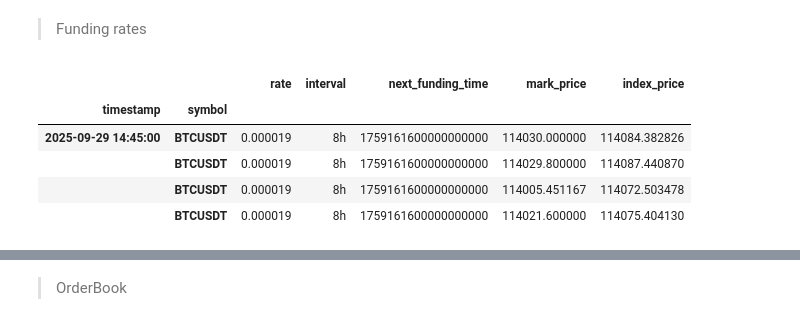
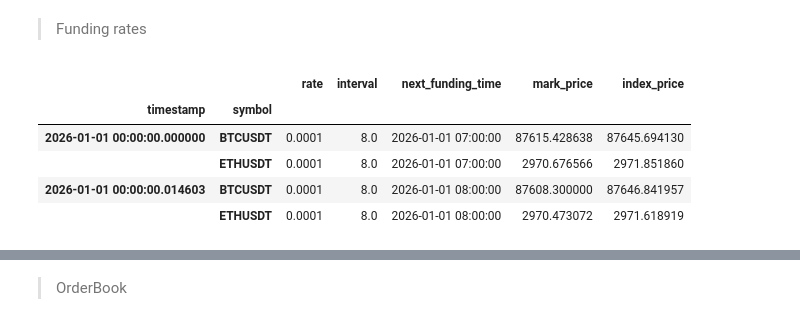
Before and after one commit to xLydianSoftware/Qubx, a Jupyter notebook: experiments/data/4.0 New QuestDBStorage tests.ipynb, the cells around one changed output, grey strips where cells are left out. Cells and saved outputs as stored; diff of their text form; code cells hidden in the pictures.

```diff
--- a/experiments/data/4.0 New QuestDBStorage tests.ipynb
+++ b/experiments/data/4.0 New QuestDBStorage tests.ipynb
@@ -127,12 +127,12 @@ fp.transform(TypedRecords())["ETHUSDT"][:4]
 # %% [markdown]
 > Funding rates
 # %%
-fr = r.read(["BTCUSDT", "ETHUSDT"], DataType.FUNDING_RATE, "2025-01-01", "now")
+fr = r.read(["BTCUSDT", "ETHUSDT"], DataType.FUNDING_RATE, "2026-01-01", "now")
 fr.transform(PandasFrame(True)).head(4)
 # %% [output]
 |  |  | rate | interval | next_funding_time | mark_price | index_price |
 | timestamp | symbol |  |  |  |  |  |
-| 2025-09-29 14:45:00 | BTCUSDT | 0.000019 | 8h | 1759161600000000000 | 114030.000000 | 114084.382826 |
-|  | BTCUSDT | 0.000019 | 8h | 1759161600000000000 | 114029.800000 | 114087.440870 |
-|  | BTCUSDT | 0.000019 | 8h | 1759161600000000000 | 114005.451167 | 114072.503478 |
-|  | BTCUSDT | 0.000019 | 8h | 1759161600000000000 | 114021.600000 | 114075.404130 |
+| 2026-01-01 00:00:00.000000 | BTCUSDT | 0.0001 | 8.0 | 2026-01-01 07:00:00 | 87615.428638 | 87645.694130 |
+|  | ETHUSDT | 0.0001 | 8.0 | 2026-01-01 07:00:00 | 2970.676566 | 2971.851860 |
+| 2026-01-01 00:00:00.014603 | BTCUSDT | 0.0001 | 8.0 | 2026-01-01 08:00:00 | 87608.300000 | 87646.841957 |
+|  | ETHUSDT | 0.0001 | 8.0 | 2026-01-01 08:00:00 | 2970.473072 | 2971.618919 |
```
Also changed, not shown: parts of 20 cells of this notebook.
